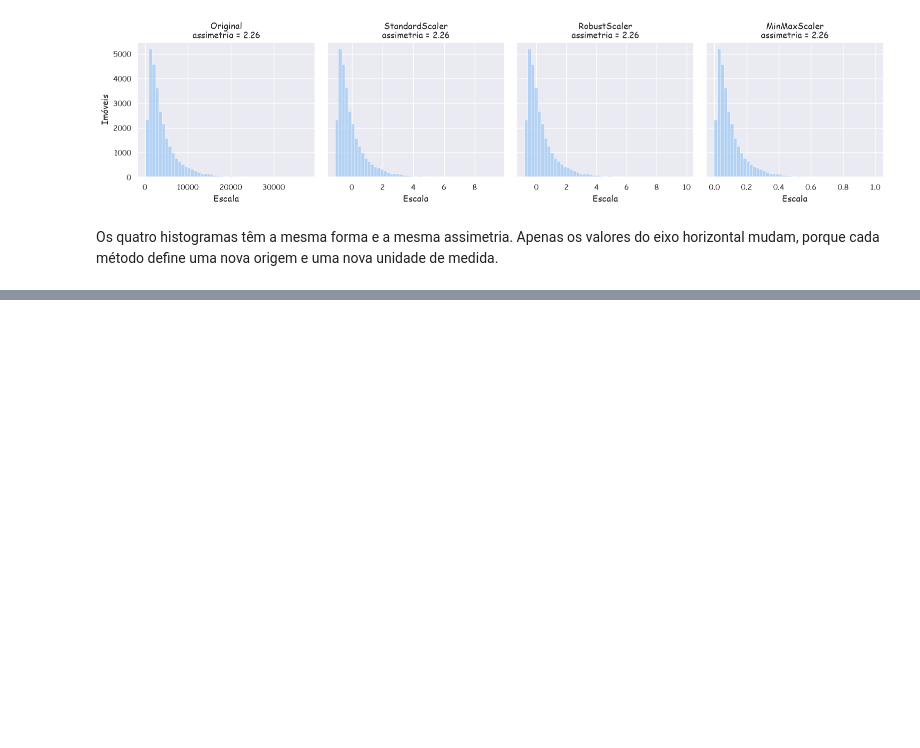
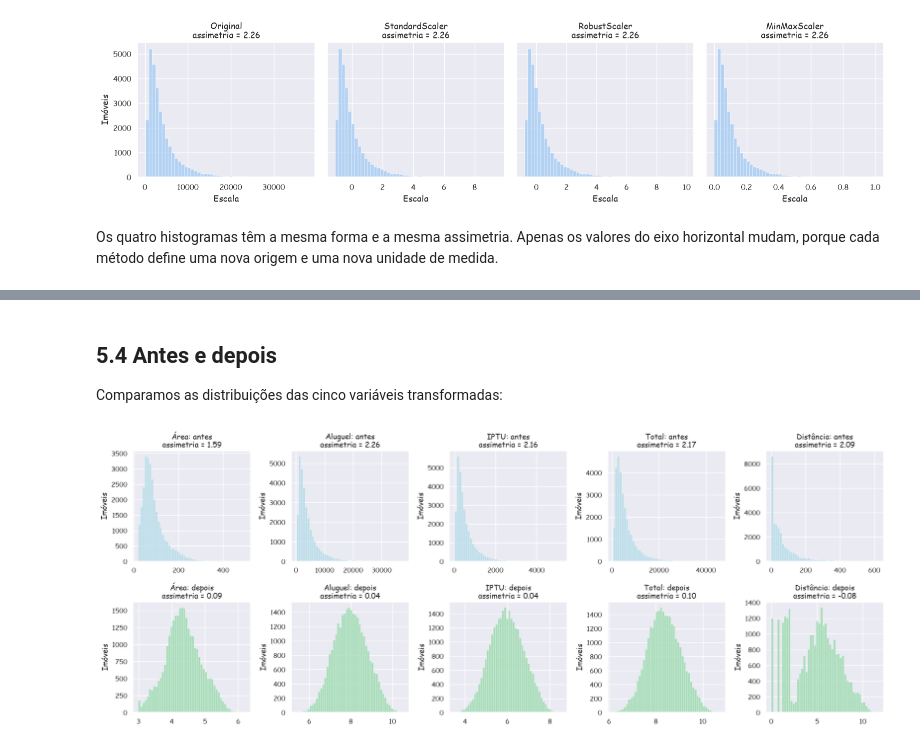
Before and after one commit to JoaoMAraujoJr/DataScience_2026.2, a Jupyter notebook: jupyters/Imputação e Normalização.ipynb, the cells around one changed output, grey strips where cells are left out. Drawn from its saved outputs; the diff is of its cells as text; code cells hidden in the pictures; blank space fills up the shorter version.

```diff
--- a/jupyters/Imputação e Normalização.ipynb
+++ b/jupyters/Imputação e Normalização.ipynb
@@ -683,0 +663,5 @@ Apresentaria ao gestor a distribuição original por ser de fácil interpretaç
+# %%
+imoveis_processado = imoveis_df.copy()
+
+imoveis_processado["condominio_ausente"] = imoveis_processado["condominio_mensal"].isna()
+imoveis_processado["vagas_ausente"] = imoveis_processado["vagas_garagem"].isna()
@@ -683,0 +715,36 @@ Apresentaria ao gestor a distribuição original por ser de fácil interpretaç
+# %%
+for coluna in ["area", "aluguel_mensal", "iptu_mensal", "total"]:
+    imoveis_processado[coluna] = np.log(imoveis_processado[coluna])
+
+imoveis_processado["distancia_centro_minutos"] = stats.yeojohnson(imoveis_processado["distancia_centro_minutos"])[0]
+# %% [markdown]
+## 5.4 Antes e depois
+Comparamos as distribuições das cinco variáveis transformadas:
+# %%
+colunas = ["area", "aluguel_mensal", "iptu_mensal", "total", "distancia_centro_minutos"]
+rotulos = ["Área", "Aluguel", "IPTU", "Total", "Distância"]
+# %%
+fig, axes = plt.subplots(2, 5, figsize=(18, 7))
+
+for coluna, rotulo, ax_antes, ax_depois in zip(colunas, rotulos, axes[0], axes[1]):
+    antes = imoveis_df[coluna]
+    depois = imoveis_processado[coluna]
+
+    sns.histplot(antes, bins=50, ax=ax_antes, color="lightblue")
+    ax_antes.set(
+        title=f"{rotulo}: antes\nassimetria = {stats.skew(antes):.2f}",
+        xlabel="",
+        ylabel="Imóveis",
+    )
+
+    sns.histplot(depois, bins=50, ax=ax_depois, color="#91D6A6")
+    ax_depois.set(
+        title=f"{rotulo}: depois\nassimetria = {stats.skew(depois):.2f}",
+        xlabel="",
+        ylabel="Imóveis",
+    )
+
+plt.tight_layout()
+plt.show()
+# %% [output]
+[figure, added]
```
Also changed, not shown: parts of 63 cells of this notebook.
